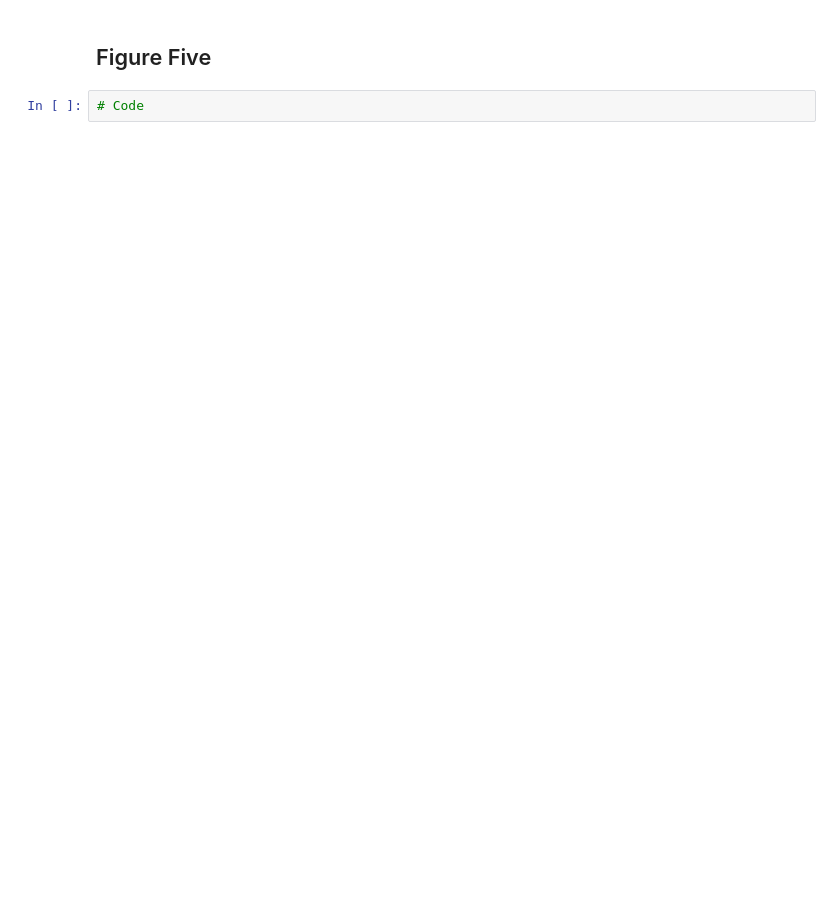
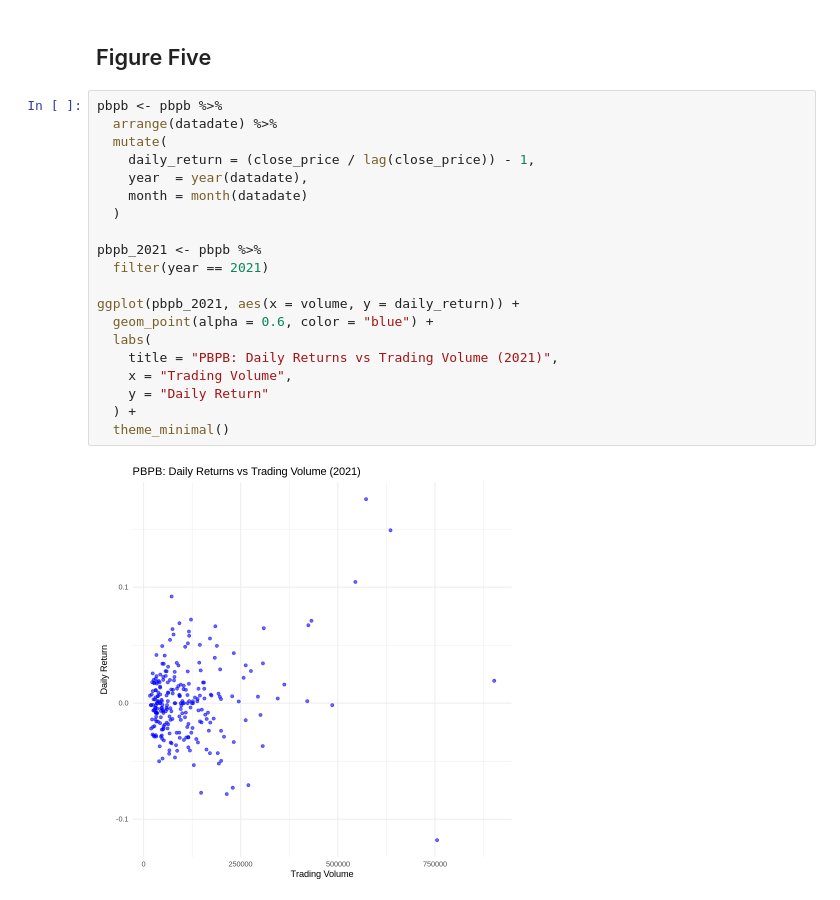
Before and after one commit to sumperor/currency_basket_wallet, a Jupyter notebook: A1_All_(1).ipynb, the cells around one changed output. Drawn from its saved outputs; the diff is of its cells as text; blank space fills up the shorter version.

```diff
--- a/A1_All_(1).ipynb
+++ b/A1_All_(1).ipynb
@@ -354,4 +542,24 @@ ggplot(cmg_data, aes(x = datadate, y = volume)) +
 # %% [markdown]
 ## Figure Five
-# %%
-# Code
+# %%
+pbpb <- pbpb %>%
+  arrange(datadate) %>%
+  mutate(
+    daily_return = (close_price / lag(close_price)) - 1,
+    year  = year(datadate),
+    month = month(datadate)
+  )
+
+pbpb_2021 <- pbpb %>%
+  filter(year == 2021)
+
+ggplot(pbpb_2021, aes(x = volume, y = daily_return)) +
+  geom_point(alpha = 0.6, color = "blue") +
+  labs(
+    title = "PBPB: Daily Returns vs Trading Volume (2021)",
+    x = "Trading Volume",
+    y = "Daily Return"
+  ) +
+  theme_minimal()
+# %% [output]
+[figure, added]
```
Also changed, not shown: parts of 21 cells of this notebook.
